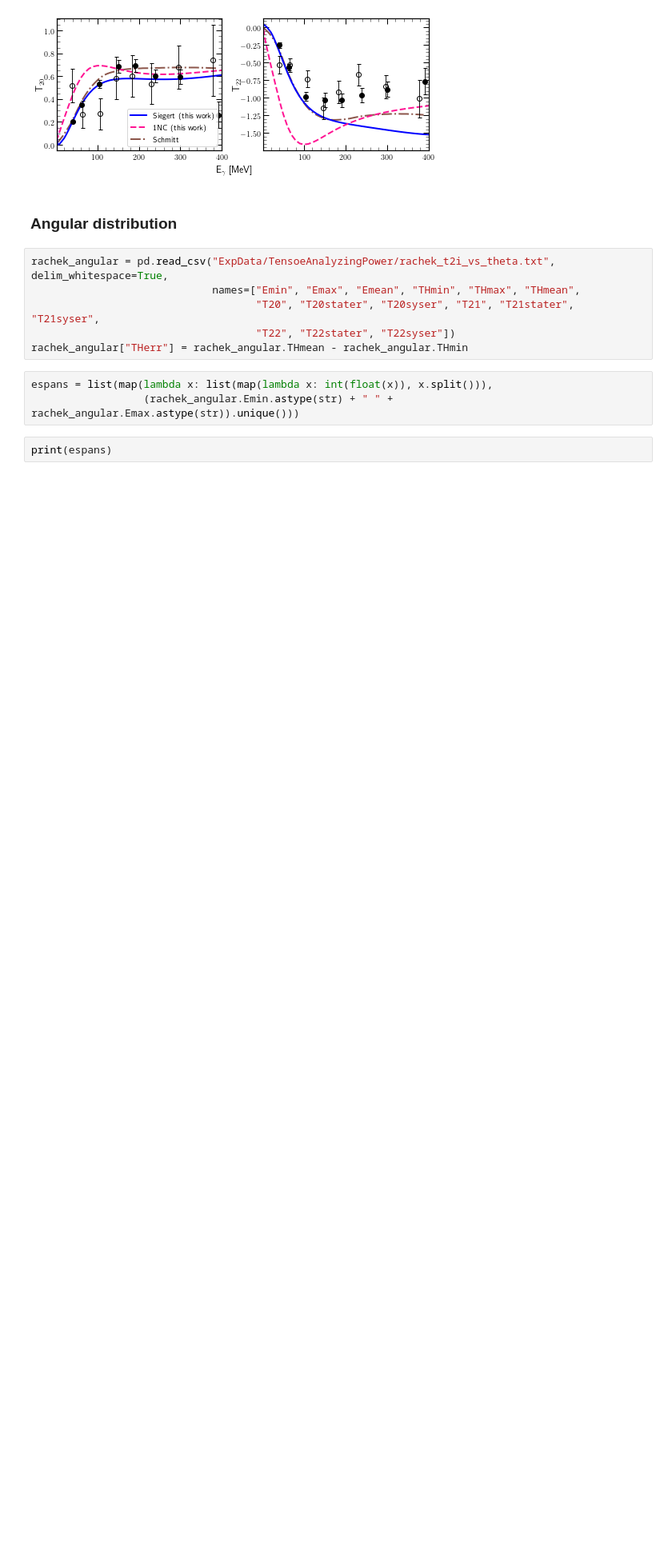
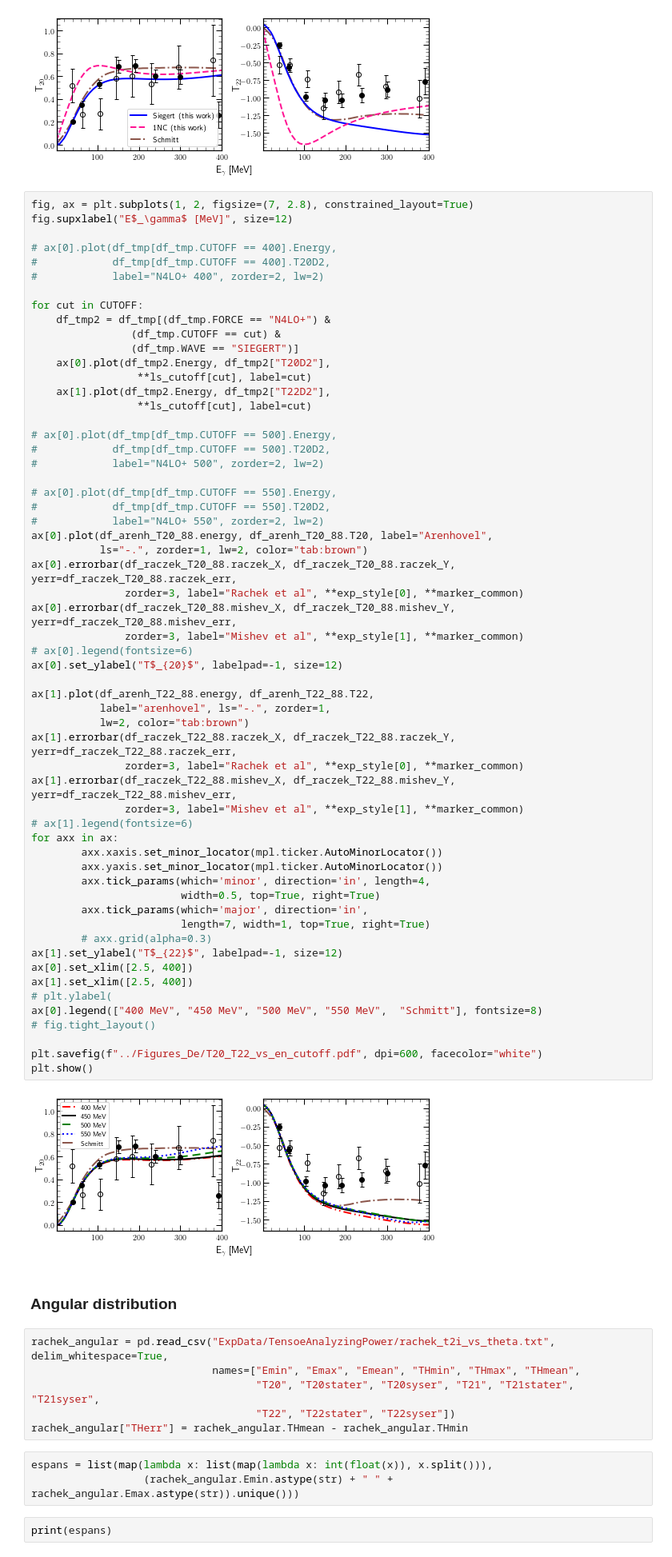
Before and after one commit to VitaliiUr/thesis, a Jupyter notebook: PlotData/Deuteron/Tensor_power.ipynb, the cells around one changed output. Shown at 80% size. Cells and saved outputs as stored; diff of their text form; blank space fills up the shorter version.

Commit message:
tensor cutoff

```diff
--- a/PlotData/Deuteron/Tensor_power.ipynb
+++ b/PlotData/Deuteron/Tensor_power.ipynb
@@ -207,6 +207,66 @@ plt.savefig(f"../Figures_De/T20_T22_vs_en.pdf", dpi=600, facecolor="white")
 plt.show()
 # %% [output]
 [figure]
+# %%
+fig, ax = plt.subplots(1, 2, figsize=(7, 2.8), constrained_layout=True)
+fig.supxlabel("E$_\gamma$ [MeV]", size=12)
+
+# ax[0].plot(df_tmp[df_tmp.CUTOFF == 400].Energy,
+#            df_tmp[df_tmp.CUTOFF == 400].T20D2,
+#            label="N4LO+ 400", zorder=2, lw=2)
+
+for cut in CUTOFF:
+    df_tmp2 = df_tmp[(df_tmp.FORCE == "N4LO+") &
+                (df_tmp.CUTOFF == cut) &
+                (df_tmp.WAVE == "SIEGERT")]
+    ax[0].plot(df_tmp2.Energy, df_tmp2["T20D2"],
+                 **ls_cutoff[cut], label=cut)
+    ax[1].plot(df_tmp2.Energy, df_tmp2["T22D2"],
+                 **ls_cutoff[cut], label=cut)
+
+# ax[0].plot(df_tmp[df_tmp.CUTOFF == 500].Energy,
+#            df_tmp[df_tmp.CUTOFF == 500].T20D2,
+#            label="N4LO+ 500", zorder=2, lw=2)
+
+# ax[0].plot(df_tmp[df_tmp.CUTOFF == 550].Energy,
+#            df_tmp[df_tmp.CUTOFF == 550].T20D2,
+#            label="N4LO+ 550", zorder=2, lw=2)
+ax[0].plot(df_arenh_T20_88.energy, df_arenh_T20_88.T20, label="Arenhovel",
+           ls="-.", zorder=1, lw=2, color="tab:brown")
+ax[0].errorbar(df_raczek_T20_88.raczek_X, df_raczek_T20_88.raczek_Y, yerr=df_raczek_T20_88.raczek_err,
+               zorder=3, label="Rachek et al", **exp_style[0], **marker_common)
+ax[0].errorbar(df_raczek_T20_88.mishev_X, df_raczek_T20_88.mishev_Y, yerr=df_raczek_T20_88.mishev_err,
+               zorder=3, label="Mishev et al", **exp_style[1], **marker_common)
+# ax[0].legend(fontsize=6)
+ax[0].set_ylabel("T$_{20}$", labelpad=-1, size=12)
+
+ax[1].plot(df_arenh_T22_88.energy, df_arenh_T22_88.T22,
+           label="arenhovel", ls="-.", zorder=1,
+           lw=2, color="tab:brown")
+ax[1].errorbar(df_raczek_T22_88.raczek_X, df_raczek_T22_88.raczek_Y, yerr=df_raczek_T22_88.raczek_err,
+               zorder=3, label="Rachek et al", **exp_style[0], **marker_common)
+ax[1].errorbar(df_raczek_T22_88.mishev_X, df_raczek_T22_88.mishev_Y, yerr=df_raczek_T22_88.mishev_err,
+               zorder=3, label="Mishev et al", **exp_style[1], **marker_common)
+# ax[1].legend(fontsize=6)
+for axx in ax:
+        axx.xaxis.set_minor_locator(mpl.ticker.AutoMinorLocator())
+        axx.yaxis.set_minor_locator(mpl.ticker.AutoMinorLocator())
+        axx.tick_params(which='minor', direction='in', length=4,
+                        width=0.5, top=True, right=True)
+        axx.tick_params(which='major', direction='in',
+                        length=7, width=1, top=True, right=True)
+        # axx.grid(alpha=0.3)
+ax[1].set_ylabel("T$_{22}$", labelpad=-1, size=12)
+ax[0].set_xlim([2.5, 400])
+ax[1].set_xlim([2.5, 400])
+# plt.ylabel(
+ax[0].legend(["400 MeV", "450 MeV", "500 MeV", "550 MeV",  "Schmitt"], fontsize=8)
+# fig.tight_layout()
+
+plt.savefig(f"../Figures_De/T20_T22_vs_en_cutoff.pdf", dpi=600, facecolor="white")
+plt.show()
+# %% [output]
+[figure, added]
 # %% [markdown]
 ### Angular distribution
 # %%
```
Also changed, not shown: 4 other files.
